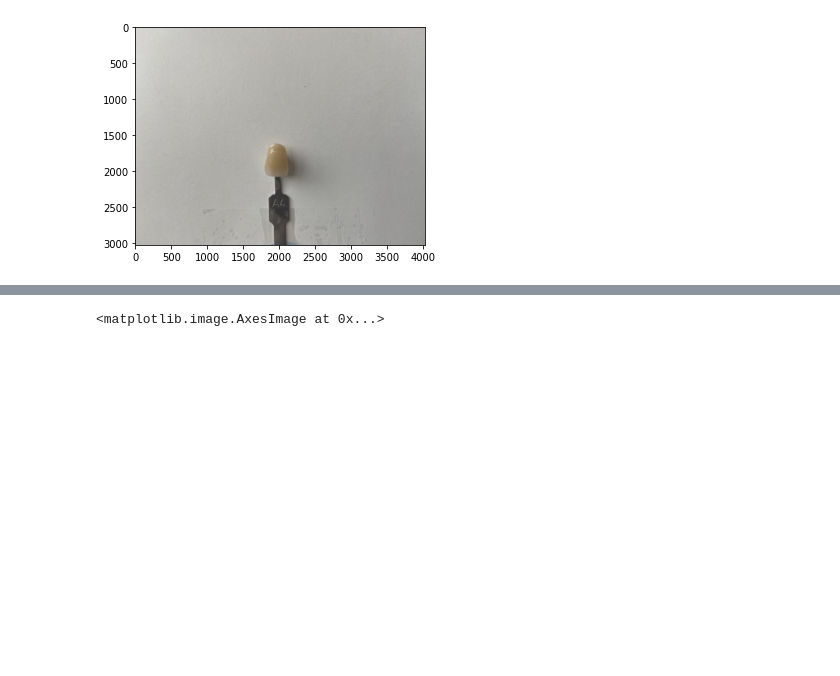
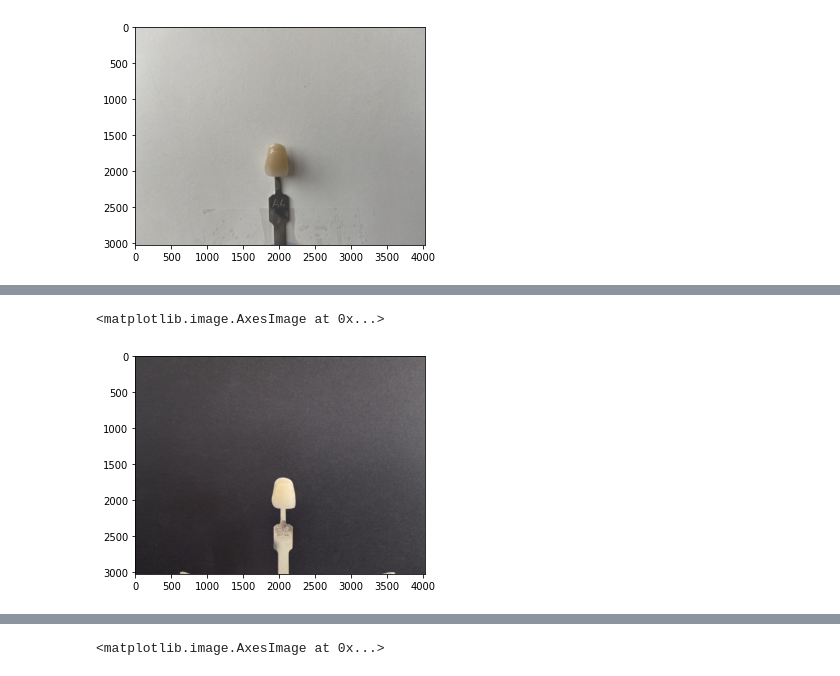
Before and after one commit to waraporn19/KKU_data_mining, a Jupyter notebook: Matching_color.ipynb, the cells around one changed output, grey strips where cells are left out. Drawn from its saved outputs; the diff is of its cells as text; code cells hidden in the pictures; blank space fills up the shorter version.

```diff
--- a/Matching_color.ipynb
+++ b/Matching_color.ipynb
@@ -72,0 +77,8 @@ plt.imshow(RGB_img)#โชว์รูป
+# %%
+#รูปที่ 3 B2  ก่อนปรับขนาดภาพ
+img_B2= cv2.imread(img_8945)#อ่านรูป
+RGB_img_B2 = cv2.cvtColor(img_B2, cv2.COLOR_BGR2RGB)#แปลง BGR เป็น RGB
+plt.imshow(RGB_img_B2)#โชว์รูป
+# %% [output]
+<matplotlib.image.AxesImage at 0x...>
+[figure, added]
```
Also changed, not shown: parts of 25 cells of this notebook.
